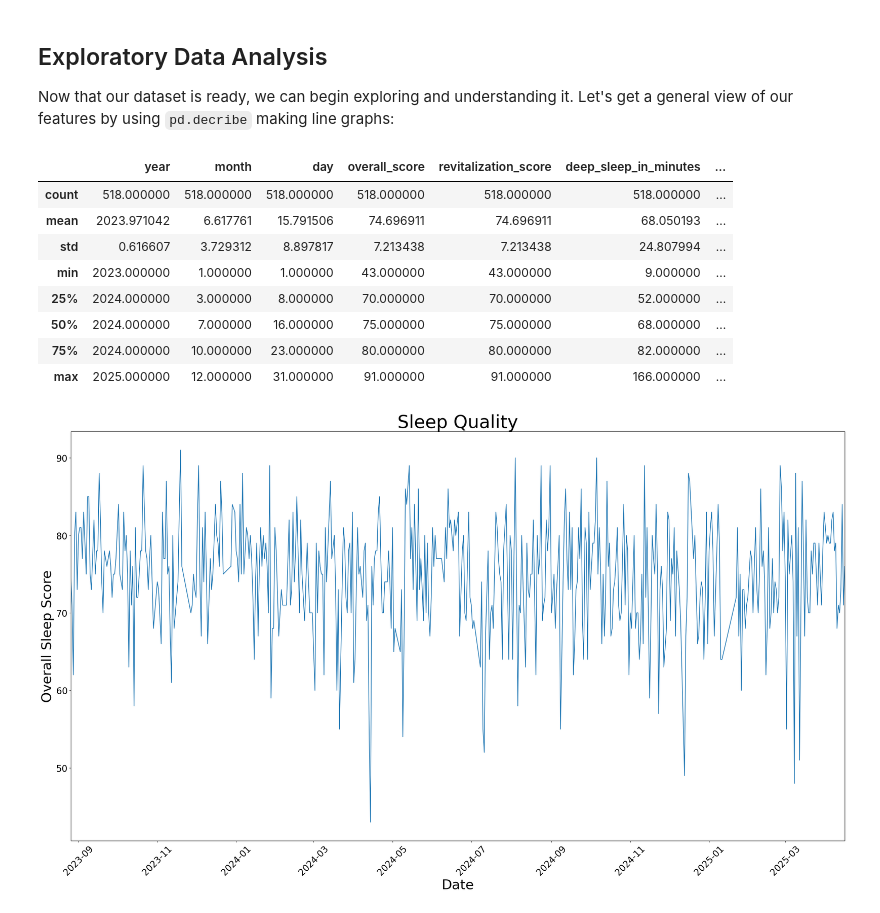
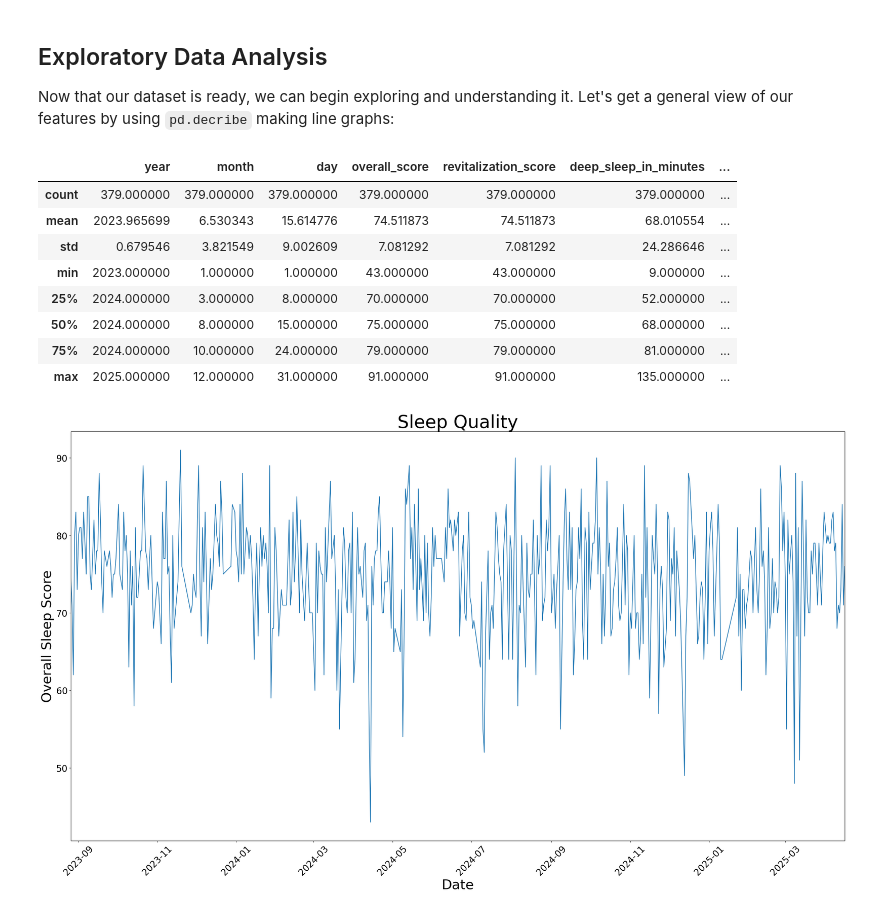
Before and after one commit to Justin-cmd359/Quantified-Self-Project-for-CPSC222, a Jupyter notebook: Project.ipynb, the cells around one changed output. Drawn from its saved outputs; the diff is of its cells as text; code cells hidden in the pictures.

```diff
--- a/Project.ipynb
+++ b/Project.ipynb
@@ -114,10 +116,13 @@ fall_2024 = merged_df.loc["2024-12-12" : "2024-08-26"]
 fall_2024.to_csv("Fall 2024.csv")
 spring_2025 = merged_df.loc["2025-05-09" : "2025-01-14"]
 spring_2025.to_csv("Spring 2025.csv")
+just_school = pd.concat([spring_2025, fall_2024, spring_2024, fall_2023])
 # %%
 # Pandas datetime object
 merged_df = utils.create_datetime_columns(merged_df)
 merged_df.to_csv("merged_df.csv")
+just_school = utils.create_datetime_columns(just_school)
+just_school.to_csv("Just School.csv")
 # %% [markdown]
 The biggest challenge with cleaning was relearning and applying new techniques I haven't applied before.
 # %% [markdown]
@@ -125,17 +130,17 @@ The biggest challenge with cleaning was relearning and applying new techniques I
 Now that our dataset is ready, we can begin exploring and understanding it. Let's get a general view of our features by using `pd.decribe` making line graphs:
 # %%
 # Overall Stats
-merged_df.describe()
+just_school.describe()
 # %% [output]
 |  | year | month | day | overall_score | revitalization_score | deep_sleep_in_minutes | ... |
-| count | 518.000000 | 518.000000 | 518.000000 | 518.000000 | 518.000000 | 518.000000 | ... |
-| mean | 2023.971042 | 6.617761 | 15.791506 | 74.696911 | 74.696911 | 68.050193 | ... |
-| std | 0.616607 | 3.729312 | 8.897817 | 7.213438 | 7.213438 | 24.807994 | ... |
+| count | 379.000000 | 379.000000 | 379.000000 | 379.000000 | 379.000000 | 379.000000 | ... |
+| mean | 2023.965699 | 6.530343 | 15.614776 | 74.511873 | 74.511873 | 68.010554 | ... |
+| std | 0.679546 | 3.821549 | 9.002609 | 7.081292 | 7.081292 | 24.286646 | ... |
 | min | 2023.000000 | 1.000000 | 1.000000 | 43.000000 | 43.000000 | 9.000000 | ... |
 | 25% | 2024.000000 | 3.000000 | 8.000000 | 70.000000 | 70.000000 | 52.000000 | ... |
-| 50% | 2024.000000 | 7.000000 | 16.000000 | 75.000000 | 75.000000 | 68.000000 | ... |
-| 75% | 2024.000000 | 10.000000 | 23.000000 | 80.000000 | 80.000000 | 82.000000 | ... |
-| max | 2025.000000 | 12.000000 | 31.000000 | 91.000000 | 91.000000 | 166.000000 | ... |
+| 50% | 2024.000000 | 8.000000 | 15.000000 | 75.000000 | 75.000000 | 68.000000 | ... |
+| 75% | 2024.000000 | 10.000000 | 24.000000 | 79.000000 | 79.000000 | 81.000000 | ... |
+| max | 2025.000000 | 12.000000 | 31.000000 | 91.000000 | 91.000000 | 135.000000 | ... |
 # %%
 # Line graphs
 utils.create_line_graph(merged_df.index, merged_df["overall_score"], "Sleep Quality", "Date", "Overall Sleep Score")
```
Also changed, not shown: parts of 6 cells of this notebook, 1 other file.
